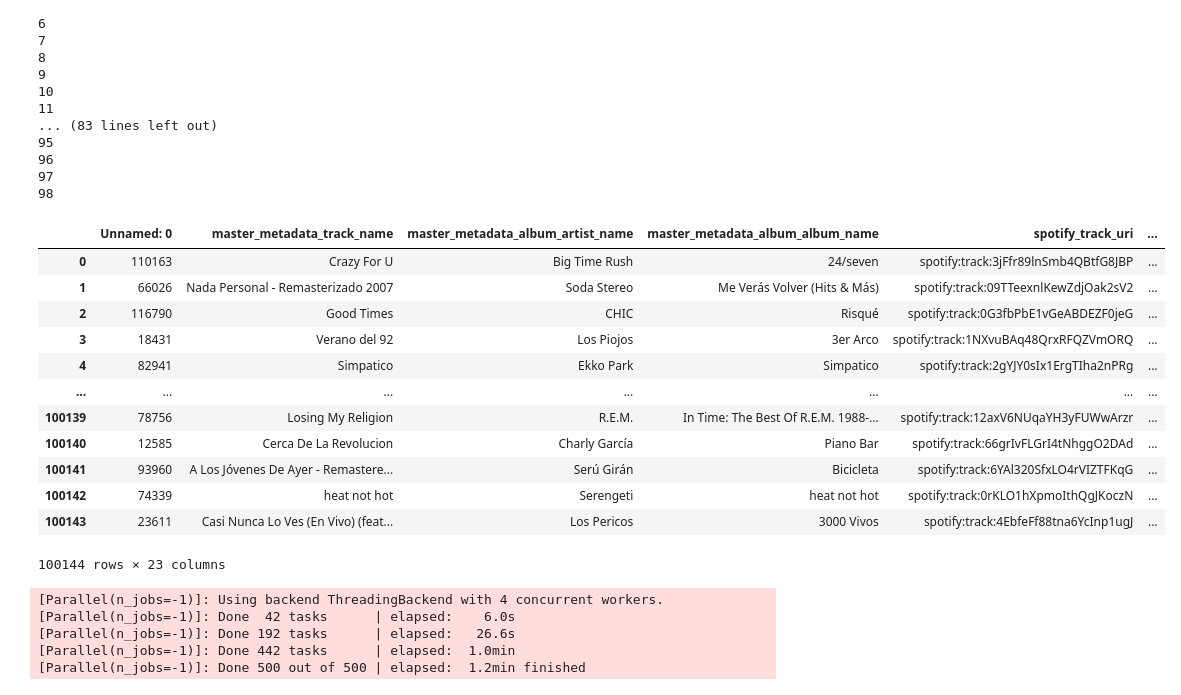
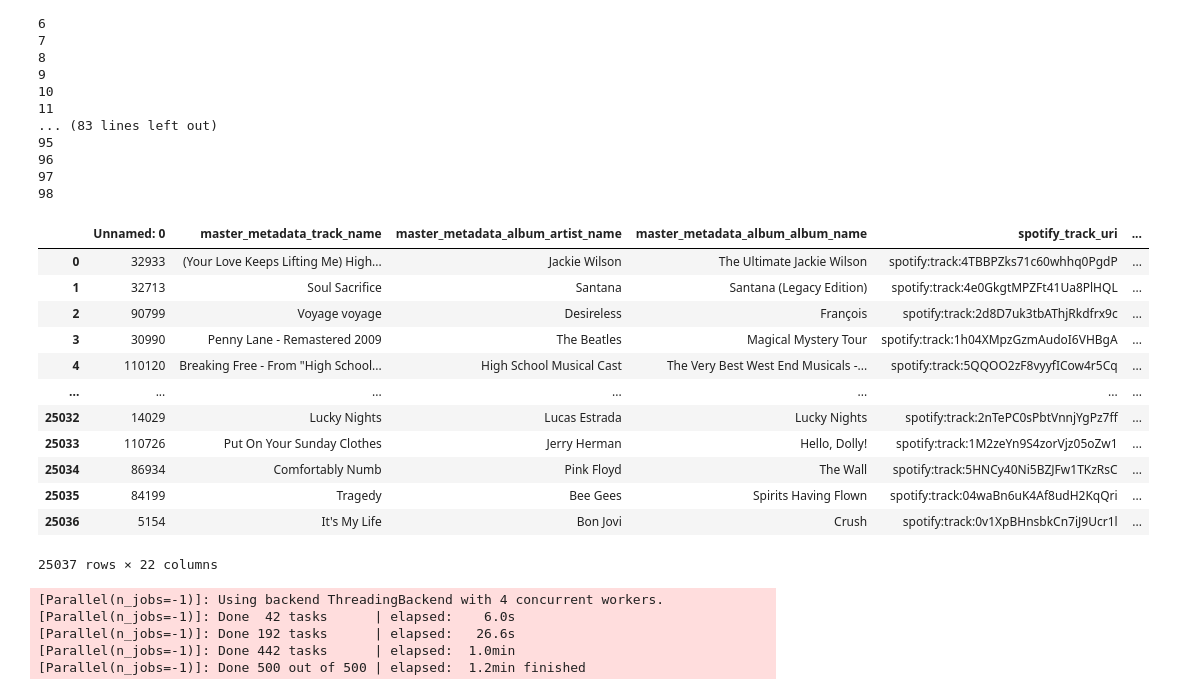
Before and after one commit to Dafydd8/TP2, a Jupyter notebook: attempt2.ipynb, the cells around one changed output. Drawn from its saved outputs; the diff is of its cells as text; code cells hidden in the pictures.

Commit message:
submission2, bien

```diff
--- a/attempt2.ipynb
+++ b/attempt2.ipynb
@@ -238,21 +238,21 @@ submission['popularity'] = submission['spotify_track_uri'].apply(get_popularity)
 97
 98
 # %%
-data
+submission
 # %% [output]
 |  | Unnamed: 0 | master_metadata_track_name | master_metadata_album_artist_name | master_metadata_album_album_name | spotify_track_uri | ... |
-| 0 | 110163 | Crazy For U | Big Time Rush | 24/seven | spotify:track:3jFfr89lnSmb4QBtfG8JBP | ... |
-| 1 | 66026 | Nada Personal - Remasterizado 2007 | Soda Stereo | Me Verás Volver (Hits & Más) | spotify:track:09TTeexnlKewZdjOak2sV2 | ... |
-| 2 | 116790 | Good Times | CHIC | Risqué | spotify:track:0G3fbPbE1vGeABDEZF0jeG | ... |
-| 3 | 18431 | Verano del 92 | Los Piojos | 3er Arco | spotify:track:1NXvuBAq48QrxRFQZVmORQ | ... |
-| 4 | 82941 | Simpatico | Ekko Park | Simpatico | spotify:track:2gYJY0sIx1ErgTIha2nPRg | ... |
+| 0 | 32933 | (Your Love Keeps Lifting Me) High... | Jackie Wilson | The Ultimate Jackie Wilson | spotify:track:4TBBPZks71c60whhq0PgdP | ... |
+| 1 | 32713 | Soul Sacrifice | Santana | Santana (Legacy Edition) | spotify:track:4e0GkgtMPZFt41Ua8PlHQL | ... |
+| 2 | 90799 | Voyage voyage | Desireless | François | spotify:track:2d8D7uk3tbAThjRkdfrx9c | ... |
+| 3 | 30990 | Penny Lane - Remastered 2009 | The Beatles | Magical Mystery Tour | spotify:track:1h04XMpzGzmAudoI6VHBgA | ... |
+| 4 | 110120 | Breaking Free - From "High School... | High School Musical Cast | The Very Best West End Musicals -... | spotify:track:5QQOO2zF8vyyfICow4r5Cq | ... |
 | ... | ... | ... | ... | ... | ... | ... |
-| 100139 | 78756 | Losing My Religion | R.E.M. | In Time: The Best Of R.E.M. 1988-... | spotify:track:12axV6NUqaYH3yFUWwArzr | ... |
-| 100140 | 12585 | Cerca De La Revolucion | Charly García | Piano Bar | spotify:track:66grIvFLGrI4tNhggO2DAd | ... |
-| 100141 | 93960 | A Los Jóvenes De Ayer - Remastere... | Serú Girán | Bicicleta | spotify:track:6YAl320SfxLO4rVIZTFKqG | ... |
-| 100142 | 74339 | heat not hot | Serengeti | heat not hot | spotify:track:0rKLO1hXpmoIthQgJKoczN | ... |
-| 100143 | 23611 | Casi Nunca Lo Ves (En Vivo) (feat... | Los Pericos | 3000 Vivos | spotify:track:4EbfeFf88tna6YcInp1ugJ | ... |
+| 25032 | 14029 | Lucky Nights | Lucas Estrada | Lucky Nights | spotify:track:2nTePC0sPbtVnnjYgPz7ff | ... |
+| 25033 | 110726 | Put On Your Sunday Clothes | Jerry Herman | Hello, Dolly! | spotify:track:1M2zeYn9S4zorVjz05oZw1 | ... |
+| 25034 | 86934 | Comfortably Numb | Pink Floyd | The Wall | spotify:track:5HNCy40Ni5BZJFw1TKzRsC | ... |
+| 25035 | 84199 | Tragedy | Bee Gees | Spirits Having Flown | spotify:track:04waBn6uK4Af8udH2KqQri | ... |
+| 25036 | 5154 | It's My Life | Bon Jovi | Crush | spotify:track:0v1XpBHnsbkCn7iJ9Ucr1l | ... |
-100144 rows × 23 columns
+25037 rows × 22 columns
 # %%
 from sklearn.model_selection import train_test_split
 from sklearn.tree import DecisionTreeClassifier
```
Also changed, not shown: parts of 2 cells of this notebook, 1 other file.
